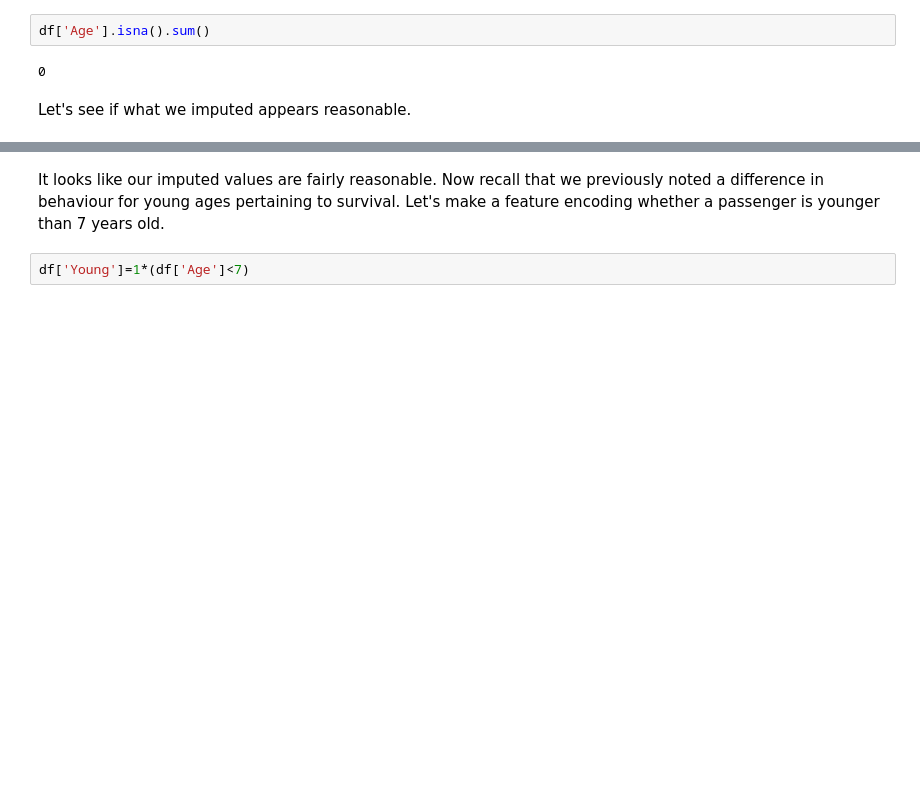
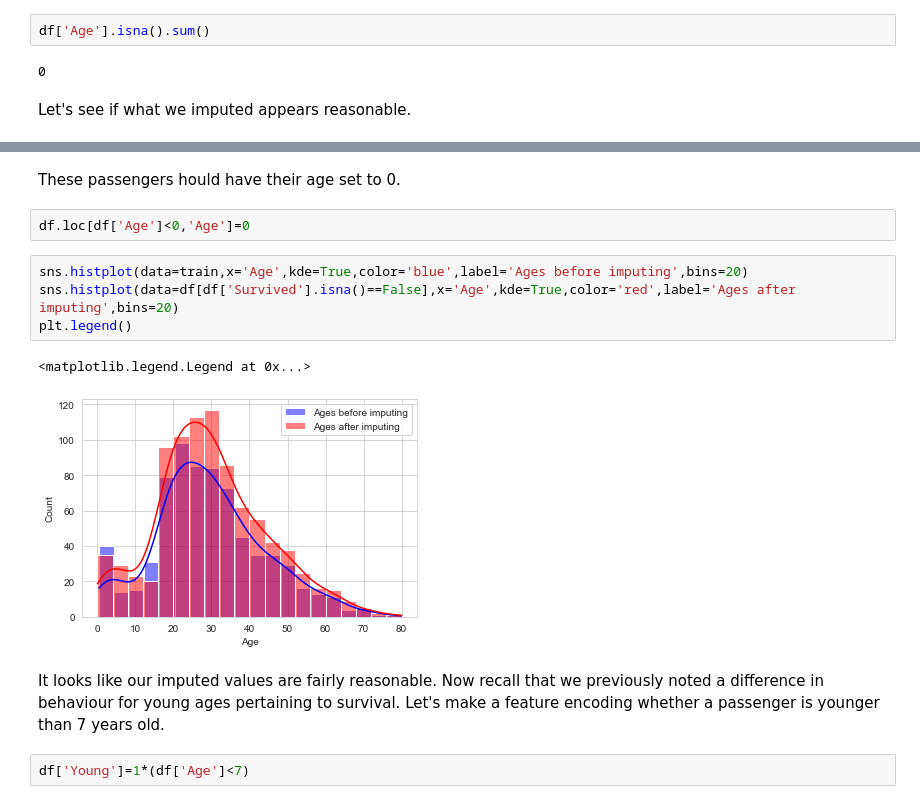
Before and after one commit to ssorkhou/learning, a Jupyter notebook: titanic/Titanic - Machine Learning from Disaster.ipynb, the cells around one changed output, grey strips where cells are left out. Saved outputs shown, nothing was run; the diff lists cells and outputs as text; blank space fills up the shorter version.

```diff
--- a/titanic/Titanic - Machine Learning from Disaster.ipynb
+++ b/titanic/Titanic - Machine Learning from Disaster.ipynb
@@ -681,3 +695,14 @@ plt.legend()
+# %% [markdown]
+These passengers hould have their age set to 0.
+# %%
+df.loc[df['Age']<0,'Age']=0
+# %%
+sns.histplot(data=train,x='Age',kde=True,color='blue',label='Ages before imputing',bins=20)
+sns.histplot(data=df[df['Survived'].isna()==False],x='Age',kde=True,color='red',label='Ages after imputing',bins=20)
+plt.legend()
+# %% [output]
+<matplotlib.legend.Legend at 0x...>
+[figure, added]
 # %% [markdown]
 It looks like our imputed values are fairly reasonable. Now recall that we previously noted a difference in behaviour for young ages pertaining to survival. Let's make a feature encoding whether a passenger is younger than 7 years old.
 # %%
```
Also changed, not shown: parts of 20 cells of this notebook, 1 other file.
